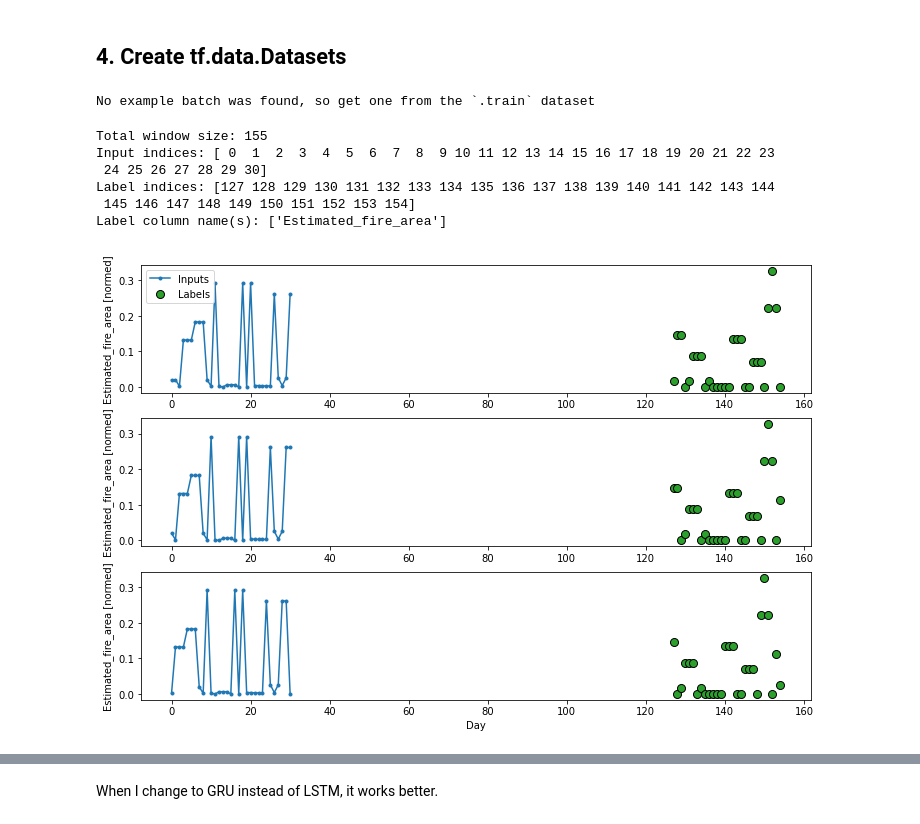
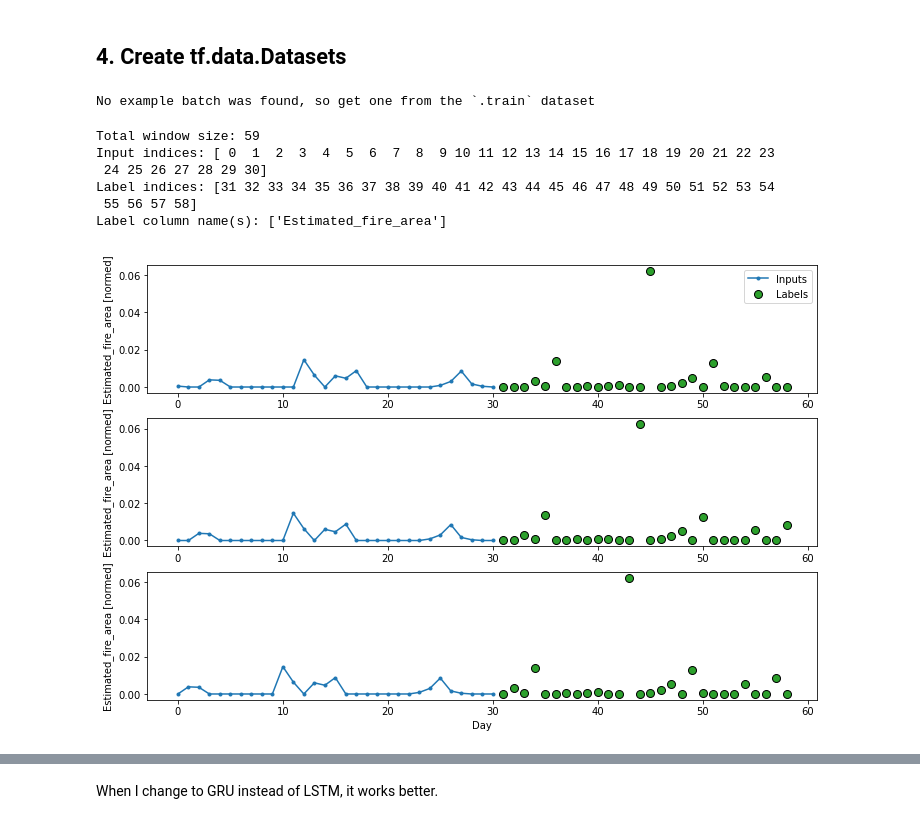
Before and after one commit to ccomkhj/Spot-Challenge-Wildfires, a Jupyter notebook: main/Build Model.ipynb, the cells around one changed output, grey strips where cells are left out. Drawn from its saved outputs; the diff is of its cells as text; code cells hidden in the pictures.

```diff
--- a/main/Build Model.ipynb
+++ b/main/Build Model.ipynb
@@ -259,19 +309,18 @@ NSW = NSW.drop(columns='Date')
 # %%
-# df = Input[Input.WA == 1] # select only WA
-df = Input # select all reigion.
-drop_columns = ['Date']
-for col in df.columns: # avoid deviding by zero during normalization
-    if df[col].max()==df[col].min():
-        drop_columns.append(col)
-df = df.drop(columns = drop_columns)
-df=(df-df.min())/(df.max()-df.min())  # Normalization
+# drop_columns = []
+# for col in df.columns: # avoid deviding by zero during normalization
+#     if df[col].max()==df[col].min():
+#         drop_columns.append(col)
+# df = df.drop(columns = drop_columns)
+# df=(df-df.min())/(df.max()-df.min())  # Normalization
 
 num_features = df.shape[1]
 
+# By this structure, test sample contains after Feb of 2019
 n = len(df)
-train_df = df[0:int(n*0.7)]
-val_df = df[int(n*0.7):int(n*0.9)]
-test_df = df[int(n*0.9):]
+train_df = df[0:int(n*(ratio-0.1))]
+val_df = df[int(n*(ratio-0.1)):int(n*ratio)]
+test_df = df[int(n*ratio):]
 
 df.head()
 # %% [output]
@@ -299,7 +349,7 @@ simple model (test)
 # %%
 class WindowGenerator():
   def __init__(self, input_width, label_width, shift,
-               train_df=train_df, val_df=val_df, test_df=test_df, NSW_df=NSW,
+               train_df=train_df, val_df=val_df, test_df=test_df, NSW_df=NSW_df,
                label_columns=['Estimated_fire_area']):
     # Store the raw data.
     self.train_df = train_df
@@ -405,7 +455,7 @@ def make_dataset(self, data):
       sequence_length=self.total_window_size,
       sequence_stride=1,  # If this is 7, Could it work as daily moving???
       shuffle=False,
-      batch_size=32,)
+      batch_size=14,)
 
   ds = ds.map(self.split_window)
 
@@ -468,31 +518,31 @@ performance = {}
 # %%
 from datetime import date
 
-end = date(2019, 10, 31)
-begin = date(2020, 2, 1)
+end = date(2019, 1, 31)
+begin = date(2019, 2, 1)
 
-shifts = begin - end # compute how much later dates we should forecast
-shifts = shifts.days
+shifts = begin - end  # compute how much later dates we should forecast
+shifts = shifts.days -1
 # %%
 # WA region data
 IN_STEPS = 31
 OUT_STEPS = 28
 multi_window = WindowGenerator(input_width=IN_STEPS,
                                label_width=OUT_STEPS,
-                               shift=shifts+IN_STEPS,label_columns=['Estimated_fire_area'],
-                              train_df=train_df, val_df=val_df, test_df=test_df,NSW_df=NSW_df,)
+                               shift=shifts+OUT_STEPS,label_columns=['Estimated_fire_area'],
+                              train_df=train_df, val_df=val_df, test_df=test_df,NSW_df=NSW_df)
 
 multi_window.plot()
 multi_window
 # %% [output]
 No example batch was found, so get one from the `.train` dataset
-Total window size: 155
+Total window size: 59
 Input indices: [ 0  1  2  3  4  5  6  7  8  9 10 11 12 13 14 15 16 17 18 19 20 21 22 23
  24 25 26 27 28 29 30]
-Label indices: [127 128 129 130 131 132 133 134 135 136 137 138 139 140 141 142 143 144
- 145 146 147 148 149 150 151 152 153 154]
+Label indices: [31 32 33 34 35 36 37 38 39 40 41 42 43 44 45 46 47 48 49 50 51 52 53 54
+ 55 56 57 58]
 Label column name(s): ['Estimated_fire_area']
-[figure, old version]
+[figure, new version]
 # %%
 # Each element is an (inputs, label) pair
 multi_window.train.element_spec
```
Also changed, not shown: parts of 26 cells of this notebook, 1 other file.
